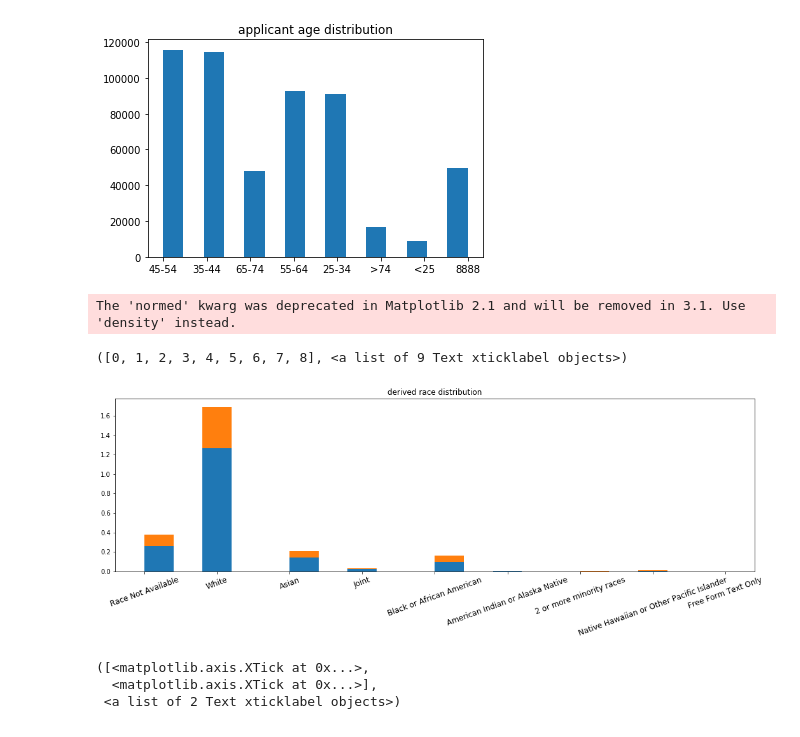
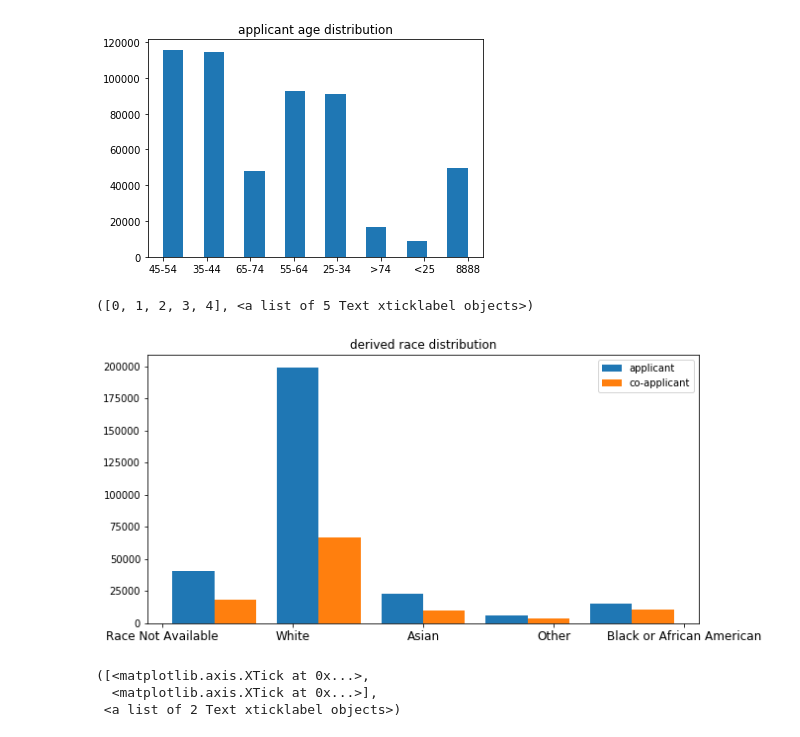
Before and after one commit to OracyC/Capstone-HMDA, a Jupyter notebook: EDA_HMDA.ipynb, the cells around one changed output. Cells and saved outputs as stored; diff of their text form; code cells hidden in the pictures.

```diff
--- a/EDA_HMDA.ipynb
+++ b/EDA_HMDA.ipynb
@@ -116,0 +195,18 @@ See the caveats in the documentation: http://pandas.pydata.org/pandas-docs/stabl
+# %%
+application_denied.loc[application_denied['debt_to_income_ratio']=='36','debt_to_income_ratio'] = '36%-42%'
+application_denied.loc[application_denied['debt_to_income_ratio']=='37','debt_to_income_ratio'] = '36%-42%'
+application_denied.loc[application_denied['debt_to_income_ratio']=='38','debt_to_income_ratio'] = '36%-42%'
+application_denied.loc[application_denied['debt_to_income_ratio']=='39','debt_to_income_ratio'] = '36%-42%'
+application_denied.loc[application_denied['debt_to_income_ratio']=='40','debt_to_income_ratio'] = '36%-42%'
+application_denied.loc[application_denied['debt_to_income_ratio']=='41','debt_to_income_ratio'] = '36%-42%'
+application_denied.loc[application_denied['debt_to_income_ratio']=='42','debt_to_income_ratio'] = '36%-42%'
+application_denied.loc[application_denied['debt_to_income_ratio']=='43','debt_to_income_ratio'] = '43%-49%'
+application_denied.loc[application_denied['debt_to_income_ratio']=='44','debt_to_income_ratio'] = '43%-49%'
+application_denied.loc[application_denied['debt_to_income_ratio']=='45','debt_to_income_ratio'] = '43%-49%'
+application_denied.loc[application_denied['debt_to_income_ratio']=='46','debt_to_income_ratio'] = '43%-49%'
+application_denied.loc[application_denied['debt_to_income_ratio']=='47','debt_to_income_ratio'] = '43%-49%'
+application_denied.loc[application_denied['debt_to_income_ratio']=='48','debt_to_income_ratio'] = '43%-49%'
+application_denied.loc[application_denied['debt_to_income_ratio']=='49','debt_to_income_ratio'] = '43%-49%'
+application_denied.loc[application_denied['debt_to_income_ratio']=='20%-<30%','debt_to_income_ratio'] = '20%-29%'
+application_denied.loc[application_denied['debt_to_income_ratio']=='30%-<36%','debt_to_income_ratio'] = '30%-35%'
+application_denied.loc[application_denied['debt_to_income_ratio']=='Exempt','debt_to_income_ratio'] = None
@@ -116,0 +219,8 @@ See the caveats in the documentation: http://pandas.pydata.org/pandas-docs/stabl
+# %%
+loan_originated.loc[loan_originated['debt_to_income_ratio']=='<20%','debt_to_income_ratio'] = 1
+loan_originated.loc[loan_originated['debt_to_income_ratio']=='20%-29%','debt_to_income_ratio'] = 2
+loan_originated.loc[loan_originated['debt_to_income_ratio']=='30%-35%','debt_to_income_ratio'] = 3
+loan_originated.loc[loan_originated['debt_to_income_ratio']=='36%-42%','debt_to_income_ratio'] = 4
+loan_originated.loc[loan_originated['debt_to_income_ratio']=='43%-49%','debt_to_income_ratio'] = 5
+loan_originated.loc[loan_originated['debt_to_income_ratio']=='50%-60%','debt_to_income_ratio'] = 6
+loan_originated.loc[loan_originated['debt_to_income_ratio']=='>60%','debt_to_income_ratio'] = 7
@@ -116,0 +233,8 @@ See the caveats in the documentation: http://pandas.pydata.org/pandas-docs/stabl
+# %%
+application_denied.loc[application_denied['debt_to_income_ratio']=='<20%','debt_to_income_ratio'] = 1
+application_denied.loc[application_denied['debt_to_income_ratio']=='20%-29%','debt_to_income_ratio'] = 2
+application_denied.loc[application_denied['debt_to_income_ratio']=='30%-35%','debt_to_income_ratio'] = 3
+application_denied.loc[application_denied['debt_to_income_ratio']=='36%-42%','debt_to_income_ratio'] = 4
+application_denied.loc[application_denied['debt_to_income_ratio']=='43%-49%','debt_to_income_ratio'] = 5
+application_denied.loc[application_denied['debt_to_income_ratio']=='50%-60%','debt_to_income_ratio'] = 6
+application_denied.loc[application_denied['debt_to_income_ratio']=='>60%','debt_to_income_ratio'] = 7
@@ -159,15 +276,14 @@ plt.title('applicant age distribution')
 Text(0.5, 1.0, 'applicant age distribution')
 [figure]
 # %%
-fig, ax = plt.subplots(figsize=(18, 5))
-plt.hist([loan_originated['derived_race'], application_denied['derived_race']],bins=20, normed=True, histtype='bar', stacked=True)
+fig, ax = plt.subplots(figsize=(10, 5))
+plt.hist([loan_originated['derived_race'], application_denied['derived_race']],bins=5, label=['applicant', 'co-applicant'])
+plt.legend(loc='upper right')
 plt.title('derived race distribution')
-plt.xticks(rotation=20)
 plt.xticks(fontsize=12)
 # %% [output]
-The 'normed' kwarg was deprecated in Matplotlib 2.1 and will be removed in 3.1. Use 'density' instead.
+([0, 1, 2, 3, 4], <a list of 5 Text xticklabel objects>)
-([0, 1, 2, 3, 4, 5, 6, 7, 8], <a list of 9 Text xticklabel objects>)
-[figure, old version]
+[figure, new version]
 # %%
 fig, ax = plt.subplots(figsize=(8, 4))
 sns.boxplot(x=new_hmda['action_taken'],y=new_hmda['loan_purpose'], width=0.4).set_title('loan purpose to action taken')
```
Also changed, not shown: parts of 25 cells of this notebook.
